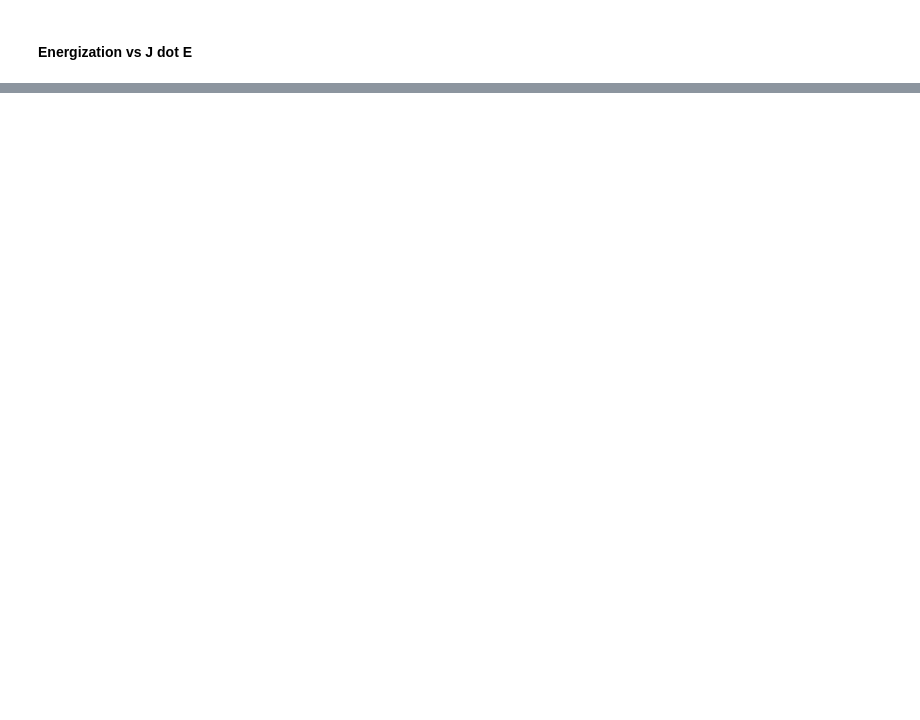
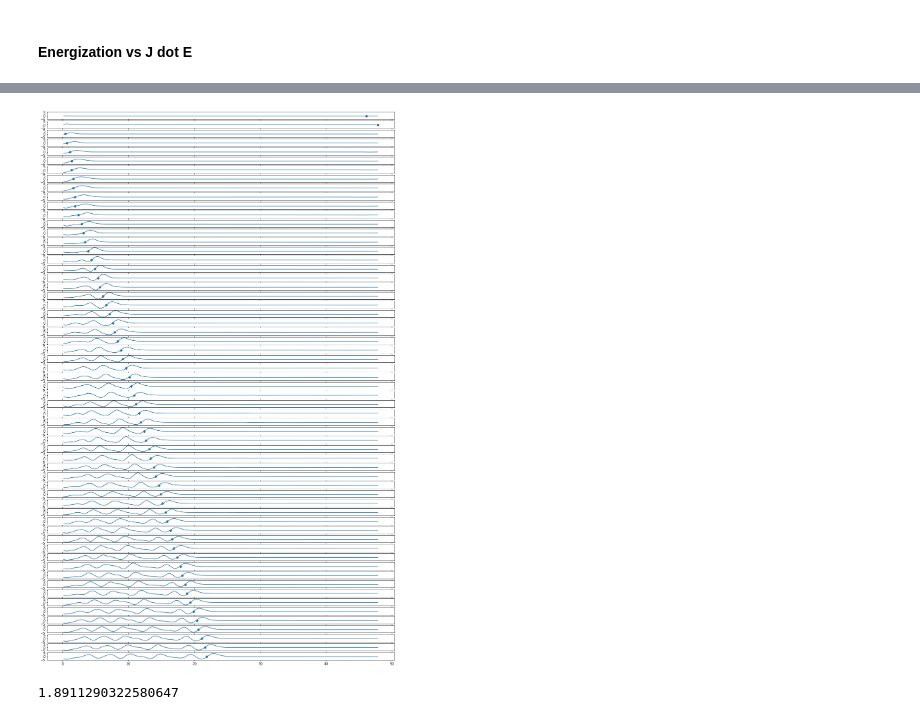
Before and after one commit to collinrbr/FPCAnalysis, a Jupyter notebook: dHybridR.ipynb, the cells around one changed output, grey strips where cells are left out. Drawn from its saved outputs; the diff is of its cells as text; code cells hidden in the pictures; blank space fills up the shorter version.

```diff
--- a/dHybridR.ipynb
+++ b/dHybridR.ipynb
@@ -277,0 +180,3 @@ plt.show()
+# %%
+#pick some point in the middle of the simulation and plot it as a function of time
+all_fields = lf.all_field_loader(path=path_fields, verbose=False)
@@ -277,0 +225,6 @@ plt.show()
+# %%
+#get all shock crossings
+xshockvals = []
+for k in range(0,len(all_fields['dfields'])):
+    xshockvals.append(af.estimate_shock_pos(all_fields['dfields'][k]))
+xshockvals #note: doesn't work until shock forms
@@ -277,0 +249,23 @@ plt.show()
+# %%
+pf.stack_line_plot(all_fields,'ex',xshockvals = xshockvals)
+# %% [output]
+[figure, added]
+# %%
+#get shock velocity
+#assume that the shock forms after half the simulation TODO: do something better
+startidx = int(len(all_fields['frame'])/2)
+
+xvals = xshockvals[startidx:]
+framevals = all_fields['frame'][startidx:]
+
+#convert frame to time
+dt = 0.01 #TODO: automate loading this
+tvals = []
+for k in range(0, len(framevals)):
+    tvals.append(framevals[k]*dt)
+
+#fit to line
+v, v0 = np.polyfit(tvals, xvals, 1)
+v
+# %% [output]
+1.8911290322580647
```
Also changed, not shown: parts of 25 cells of this notebook, 4 other files.
